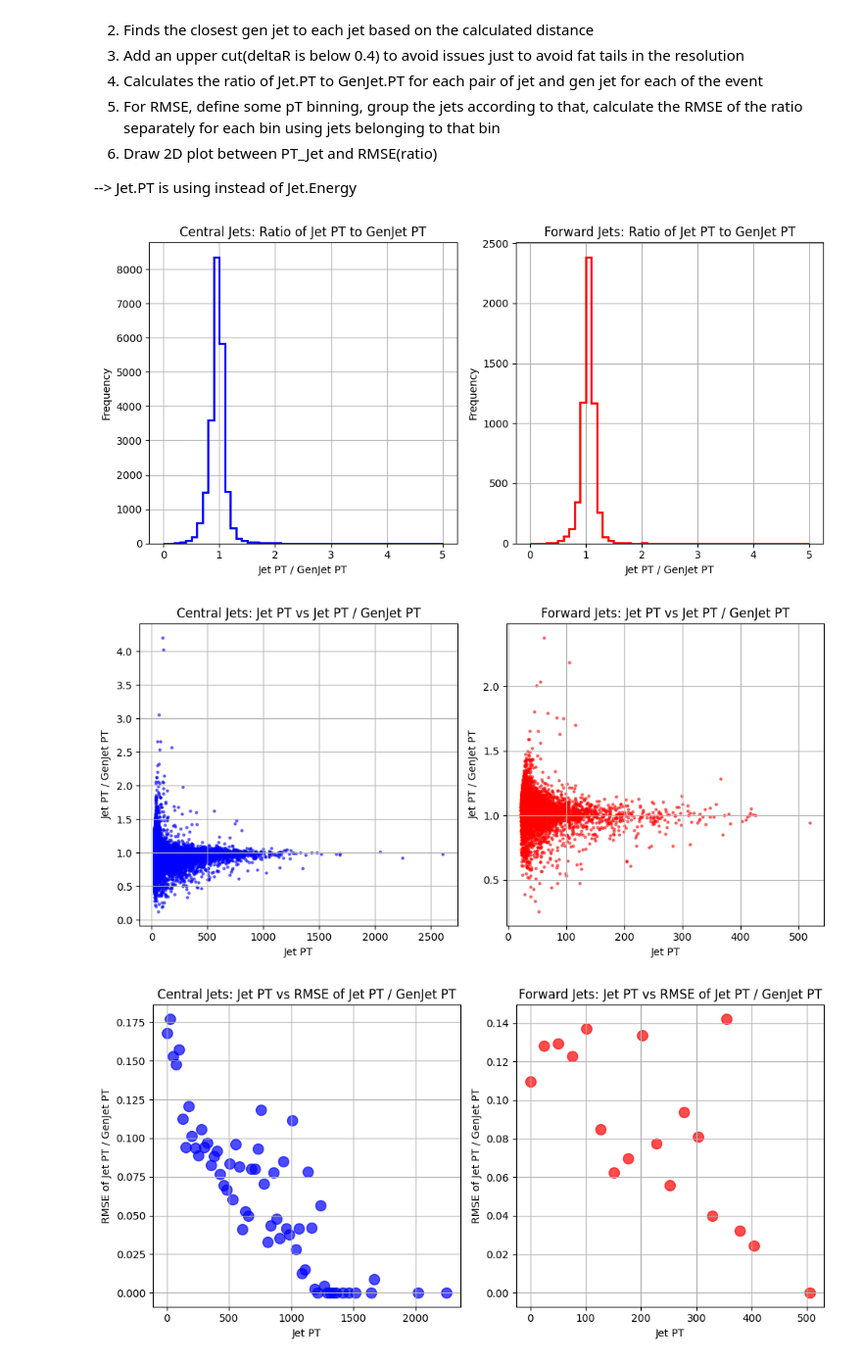
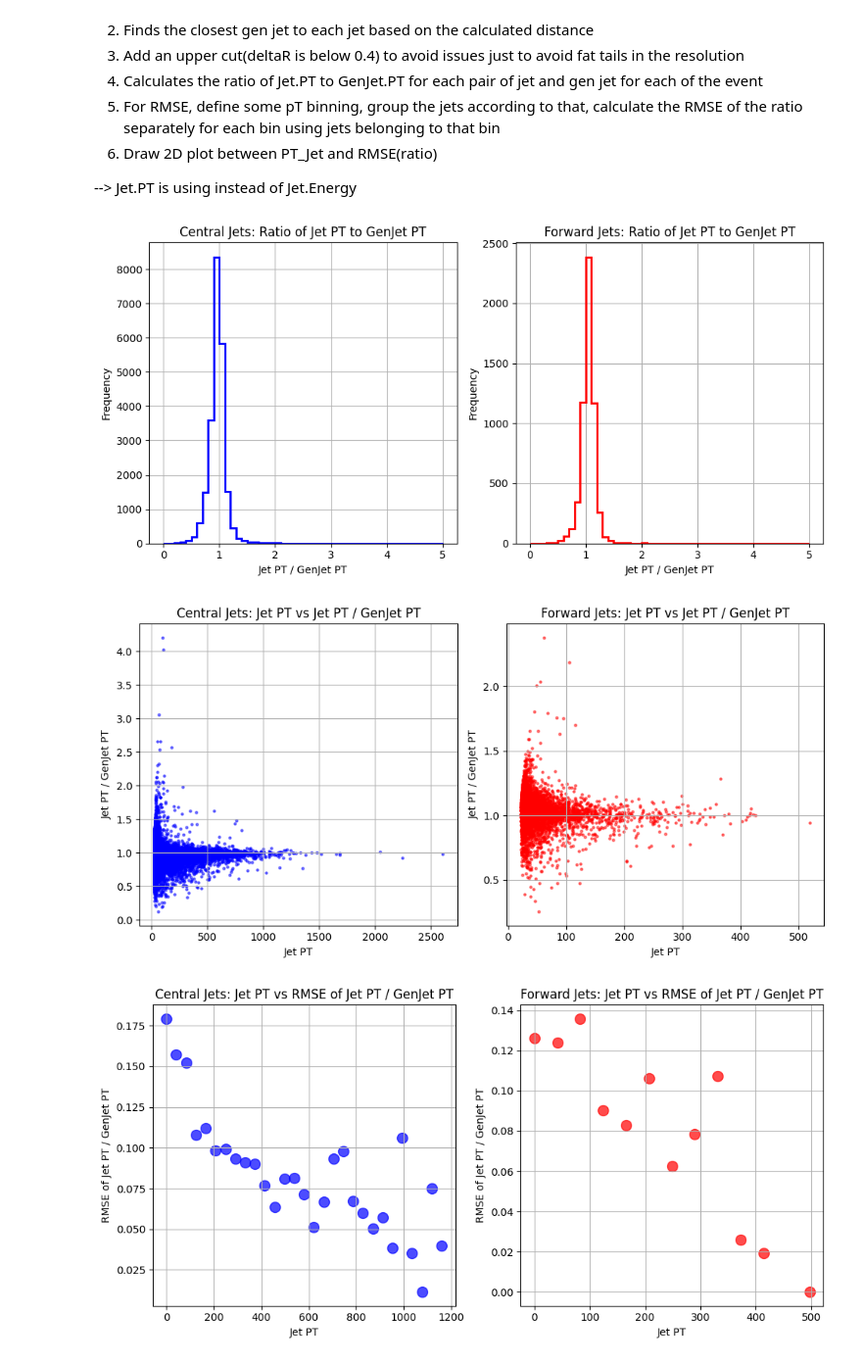
Before and after one commit to rhammad7/Supersymmetry_Analysis, a Jupyter notebook: jet_energy_resolution.ipynb, the cells around one changed output. Shown at 98% size. Saved outputs shown, nothing was run; the diff lists cells and outputs as text; code cells hidden in the pictures.

```diff
--- a/jet_energy_resolution.ipynb
+++ b/jet_energy_resolution.ipynb
@@ -47,7 +47,7 @@ central_ratios = []
 forward_jet_pts = []
 forward_ratios = []
 
-pt_bins = np.linspace(0, 2500, 100)  # 100 bins from 0 to 2500 GeV
+pt_bins = np.linspace(0, 1201, 30)  # 50 bins from 0 to 1301 GeV
 
 # Lists to store RMSE for each pT bin
 central_ratios_rmse_bins = []
@@ -205,31 +205,31 @@ plt.grid(True)
 
 # Forward jets plot
 plt.subplot(1, 2, 2)
 plt.scatter(pt_bins[:-1], forward_ratios_rmse_bins, s=100, c='red', alpha=0.7)
 plt.xlabel('Jet PT')
 plt.ylabel('RMSE of Jet PT / GenJet PT')
 plt.title('Forward Jets: Jet PT vs RMSE of Jet PT / GenJet PT')
 plt.grid(True)
 
 plt.tight_layout()
 plt.show()
 
 # RMSE same Canvas
 # plt.figure(figsize=(10, 5))
 
 # plt.scatter(pt_bins[:-1], central_ratios_rmse_bins, s=100, c='blue', label='Central Jets', alpha=0.7)
 # plt.scatter(pt_bins[:-1], forward_ratios_rmse_bins, s=100, c='red', label='Forward Jets', alpha=0.7)
 
 # plt.xlabel('Jet PT')
 # plt.ylabel('RMSE of Jet PT / GenJet PT')
 # plt.title('Jet PT vs RMSE of Jet PT / GenJet PT')
 # plt.grid(True)
 # plt.legend()
 # plt.tight_layout()
 # plt.show()
 
 %reset -f
 # %% [output]
 [figure]
 [figure]
-[figure, old version]
+[figure, new version]
```
